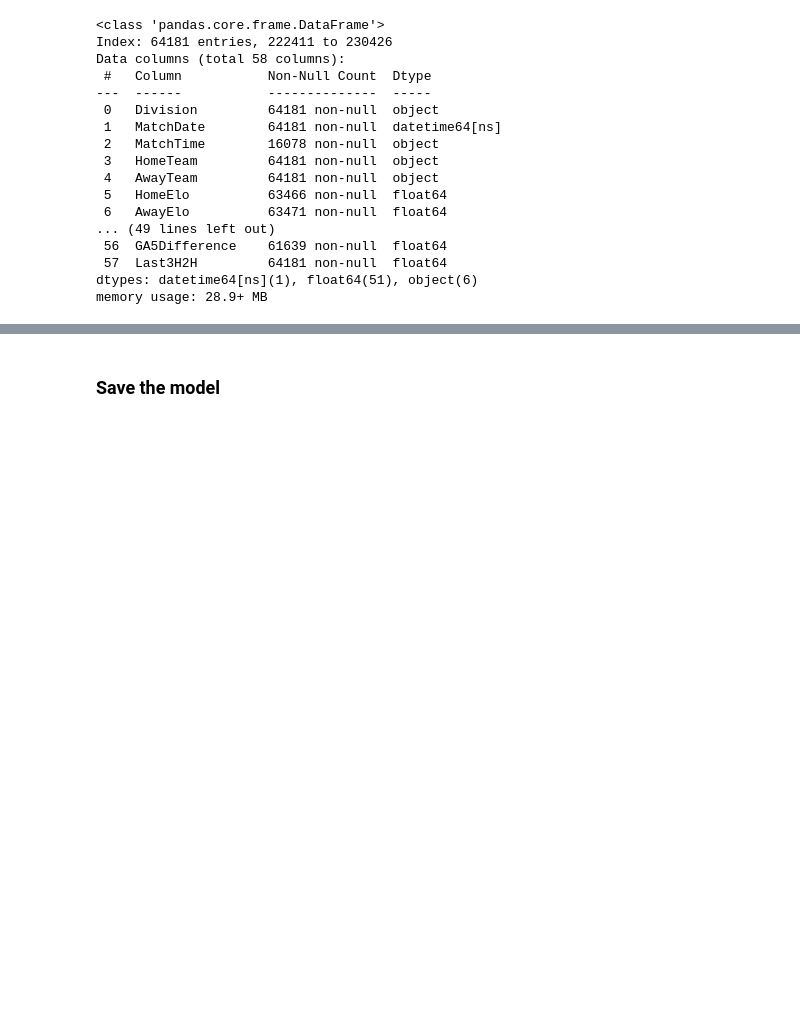
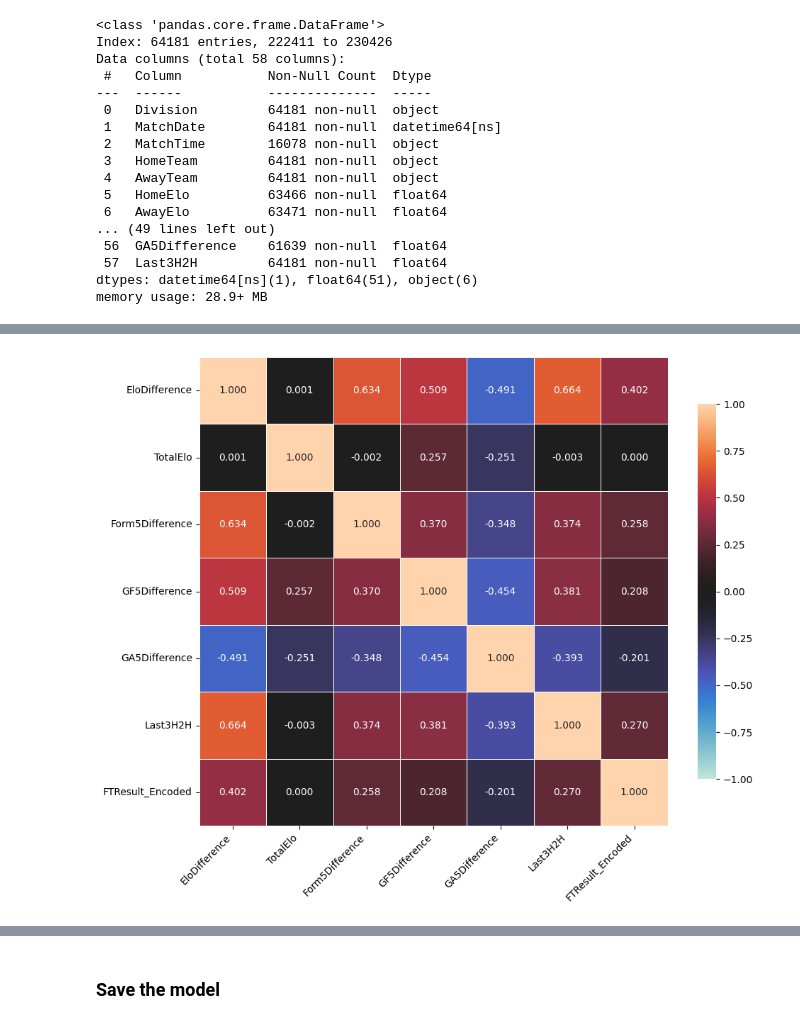
Before and after one commit to jordiestevee/Football-Outcome-Predictor, a Jupyter notebook: datawrangling&model.ipynb, the cells around one changed output, grey strips where cells are left out. Saved outputs shown, nothing was run; the diff lists cells and outputs as text; code cells hidden in the pictures; blank space fills up the shorter version.

```diff
--- a/datawrangling&model.ipynb
+++ b/datawrangling&model.ipynb
@@ -683,0 +611,18 @@ Based on the feature set quality:
+# %%
+# Correlation Heatmap
+# Prepare dataframe with numeric features and encoded target
+df_corr = df_clean[features].copy()
+df_corr['FTResult_Encoded'] = target_encoded
+
+# Calculate correlation matrix
+corr = df_corr.corr(numeric_only=True)
+
+# Create heatmap
+plt.figure(figsize=(10, 8))
+sns.heatmap(corr, vmin=-1, vmax=1, annot=True, fmt='.3f', cmap='icefire', square=True, linewidths=0.5, cbar_kws={"shrink": 0.8})
+plt.xticks(rotation=45, ha='right')
+plt.yticks(rotation=0)
+plt.tight_layout()
+plt.show()
+# %% [output]
+[figure, added]
```
Also changed, not shown: parts of 56 cells of this notebook, 3 other files.
